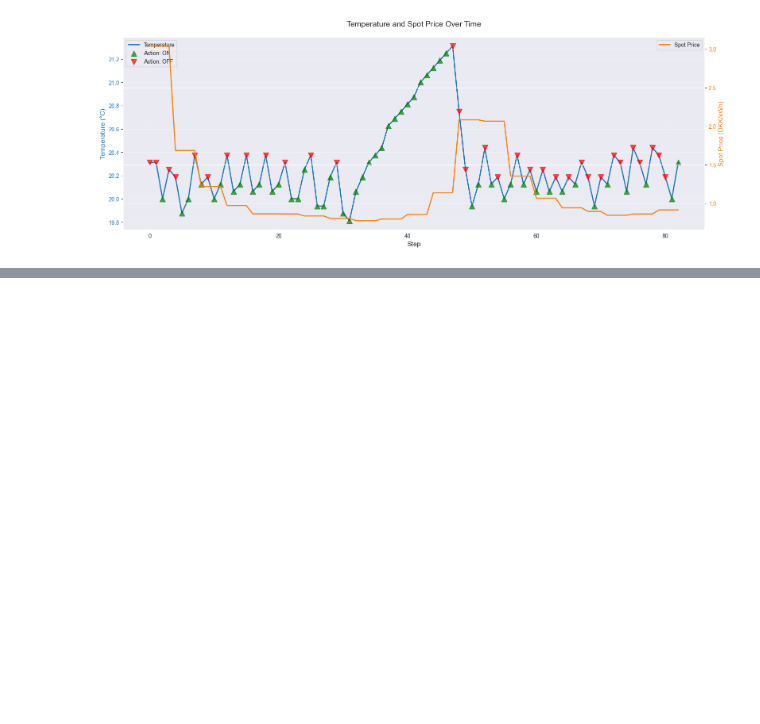
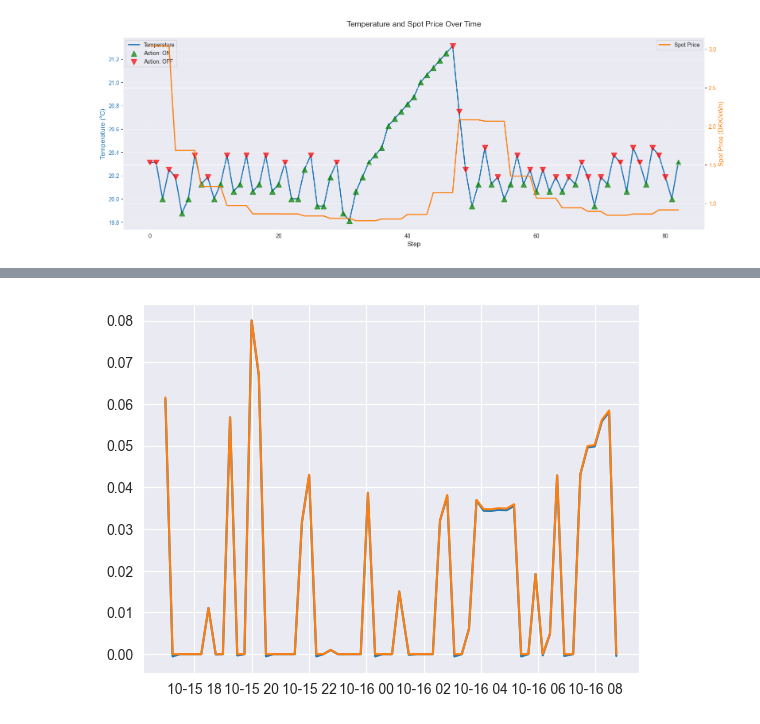
Before and after one commit to KaffeDiem/mpc-prototype, a Jupyter notebook: data/plot.ipynb, the cells around one changed output, grey strips where cells are left out. Cells and saved outputs as stored; diff of their text form; code cells hidden in the pictures; blank space fills up the shorter version.

```diff
--- a/data/plot.ipynb
+++ b/data/plot.ipynb
@@ -101,0 +112,12 @@ plt.show()
+# %%
+df_cost = df.copy()
+df_cost['net_cost'] = ((df_cost['watts_on'] / 1_000) * df_cost['current_spot_price_eur_kwh']) - df['fcr_revenue_eur']
+
+fig = plt.figure()
+x = df_cost['datetime']
+
+plt.plot(x, df_cost['net_cost'])
+plt.plot(x, ((df_cost['watts_on'] / 1_000) * df_cost['current_spot_price_eur_kwh']))
+fig.show()
+# %% [output]
+[figure, added]
```
Also changed, not shown: parts of 3 cells of this notebook, 1 other file.
